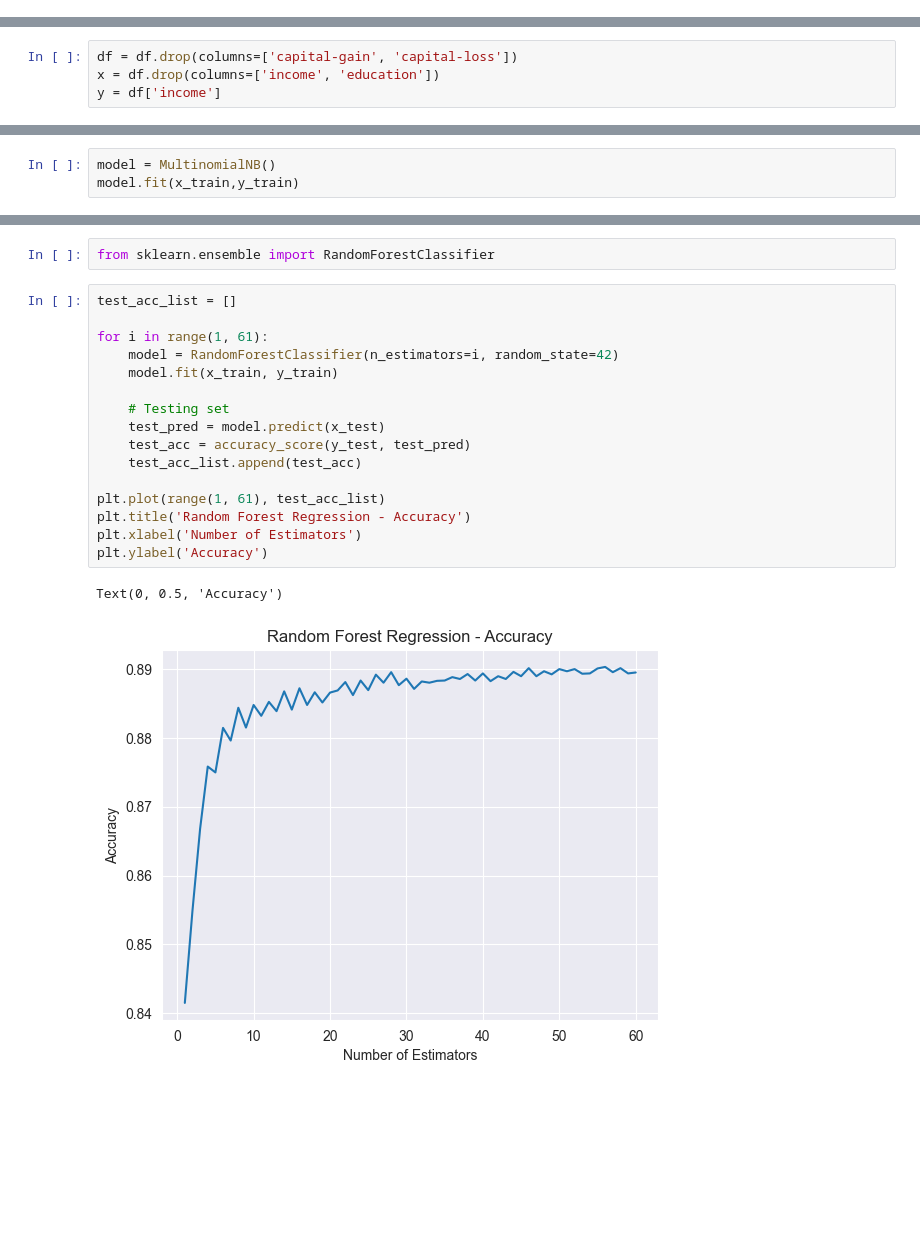
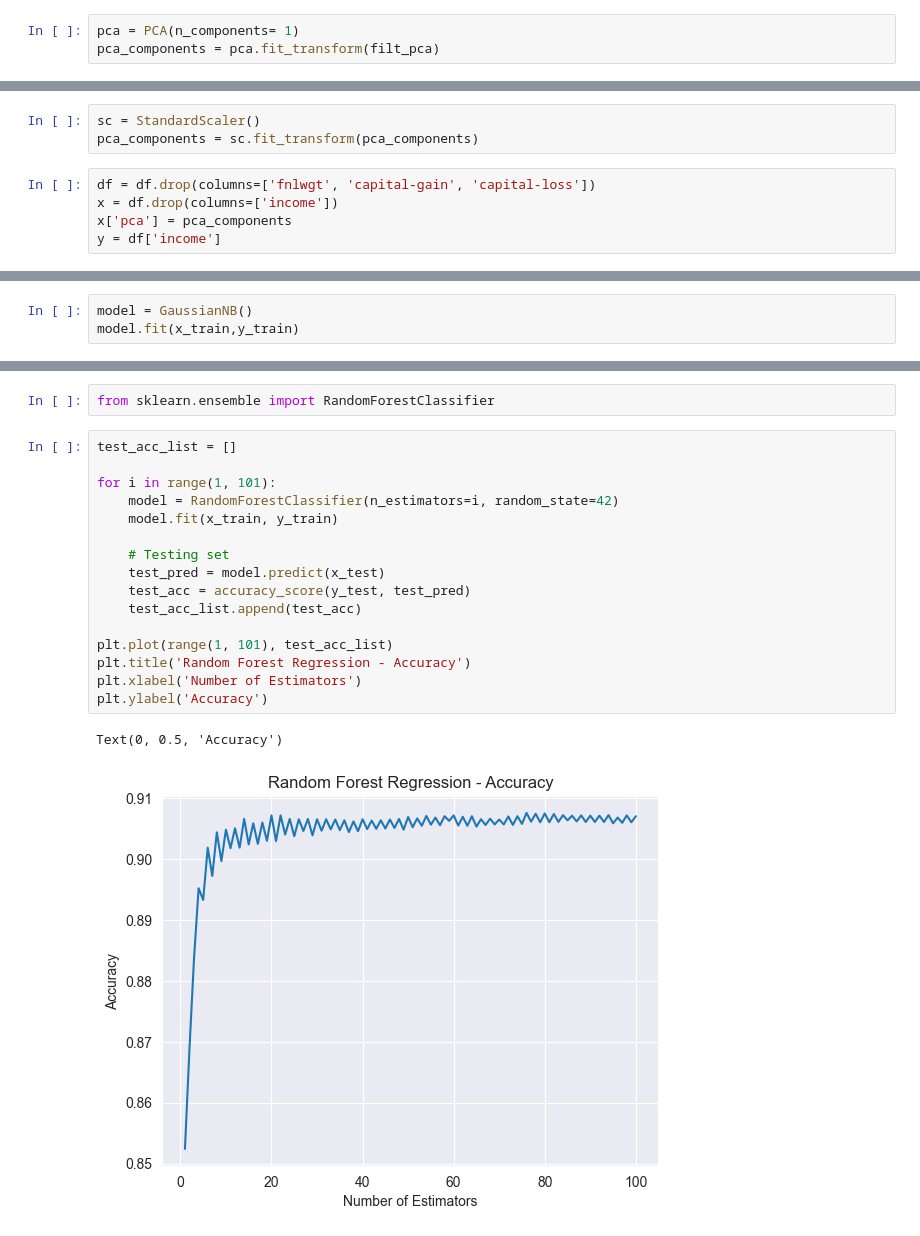
Before and after one commit to RumethSandinu/adult_income_analysis, a Jupyter notebook: adult_income_analysis.ipynb, the cells around one changed output, grey strips where cells are left out. Saved outputs shown, nothing was run; the diff lists cells and outputs as text; blank space fills up the shorter version.

Commit message:
pca
Used pca and trained the algorithms
Moreover added standard scaler to pca, it performed better

```diff
--- a/adult_income_analysis.ipynb
+++ b/adult_income_analysis.ipynb
@@ -514,0 +533,3 @@ memory usage: 5.6+ MB
+# %%
+pca = PCA(n_components= 1)
+pca_components = pca.fit_transform(filt_pca)
@@ -515,6 +548,10 @@ memory usage: 5.6+ MB
+# %%
+sc = StandardScaler()
+pca_components = sc.fit_transform(pca_components)
 # %%
-df = df.drop(columns=['capital-gain', 'capital-loss'])
-x = df.drop(columns=['income', 'education'])
+df = df.drop(columns=['fnlwgt', 'capital-gain', 'capital-loss'])
+x = df.drop(columns=['income'])
+x['pca'] = pca_components
 y = df['income']
 # %%
 from imblearn.over_sampling import RandomOverSampler
@@ -541,4 +578,4 @@ from sklearn.naive_bayes import MultinomialNB
 # %%
-model = MultinomialNB()
+model = GaussianNB()
 model.fit(x_train,y_train)
 # %% [output]
@@ -574,20 +611,20 @@ from sklearn.ensemble import RandomForestClassifier
 # %%
 test_acc_list = []
 
-for i in range(1, 61):
+for i in range(1, 101):
     model = RandomForestClassifier(n_estimators=i, random_state=42)
     model.fit(x_train, y_train)
 
     # Testing set
     test_pred = model.predict(x_test)
     test_acc = accuracy_score(y_test, test_pred)
     test_acc_list.append(test_acc)
 
-plt.plot(range(1, 61), test_acc_list)
+plt.plot(range(1, 101), test_acc_list)
 plt.title('Random Forest Regression - Accuracy')
 plt.xlabel('Number of Estimators')
 plt.ylabel('Accuracy')
 # %% [output]
 Text(0, 0.5, 'Accuracy')
-[figure, old version]
+[figure, new version]
 # %%
```
Also changed, not shown: parts of 19 cells of this notebook.
